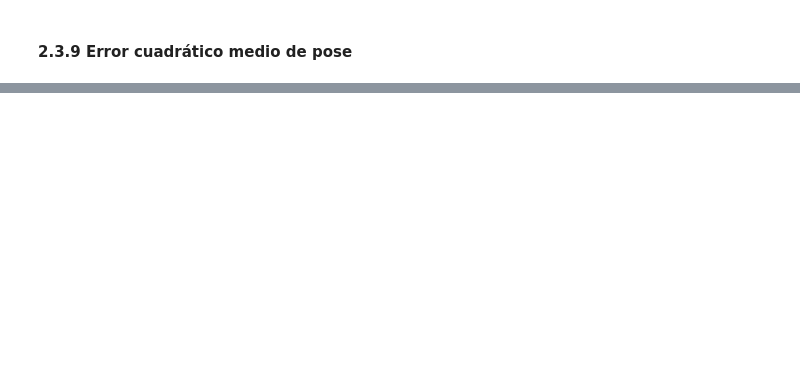
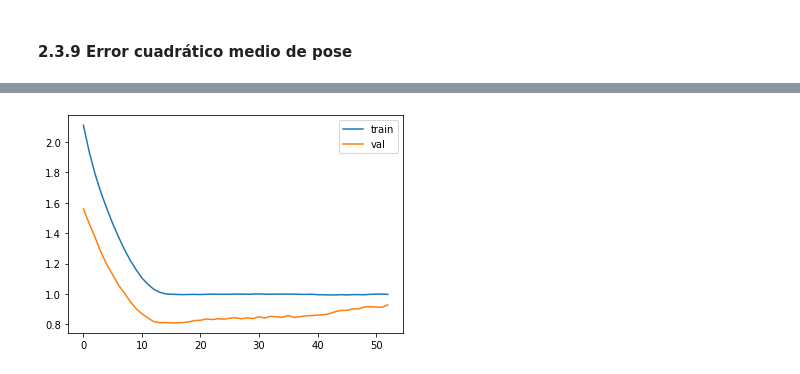
Before and after one commit to vcarlosrb/STRAPS-3DHumanShapePose, a Jupyter notebook: evaluation.ipynb, the cells around one changed output, grey strips where cells are left out. Cells and saved outputs as stored; diff of their text form; code cells hidden in the pictures; blank space fills up the shorter version.

```diff
--- a/evaluation.ipynb
+++ b/evaluation.ipynb
@@ -454,0 +476,7 @@ plt.show()
+# %%
+plt.plot(data['train_shape_params_losses'], label='train')
+plt.plot(data['val_shape_params_losses'], label='val')
+plt.legend()
+plt.show()
+# %% [output]
+[figure, added]
```
Also changed, not shown: parts of 24 cells of this notebook, 12 other files.
